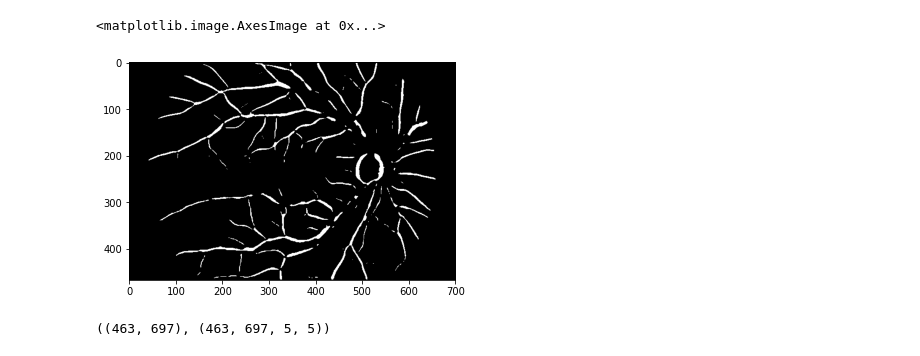
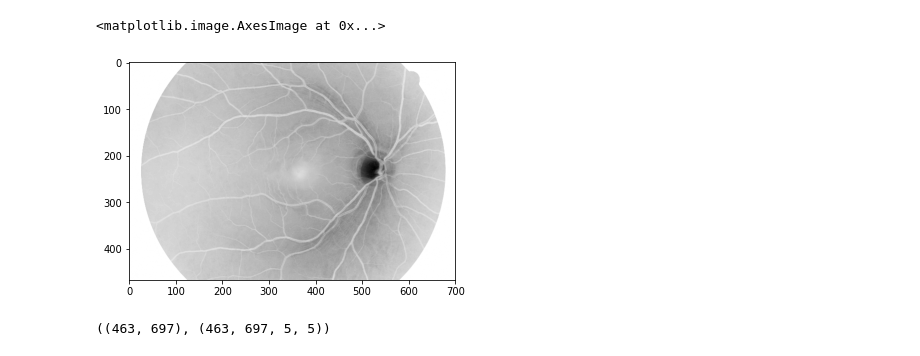
Before and after one commit to gustkust/Eye-Blood-Vessels-Finder, a Jupyter notebook: KNN.ipynb, the cells around one changed output. Drawn from its saved outputs; the diff is of its cells as text; code cells hidden in the pictures.

```diff
--- a/KNN.ipynb
+++ b/KNN.ipynb
@@ -14,24 +14,26 @@ import cv2
 # %%
 img = img_as_float(io.imread(f'filters/healthy/01_h.jpg'))
 img = img[:, :, 1]
 img = rescale(img, 0.2, anti_aliasing=False)
+img = util.invert(img)
 
 iris_data=load_iris()
 good = img_as_float(io.imread(f'benchmark.jpg'))[:, :, 1]
 i = 0
 while i < len(good):
     j = 0
     while j < len(good[i]):
         if good[i][j] > 0.9:
             good[i][j] = 1
         else:
             good[i][j] = 0
         j += 1
     i += 1
 plt.imshow(good, cmap="gray")
+plt.imshow(img, cmap="gray")
 # %% [output]
 <matplotlib.image.AxesImage at 0x...>
-[figure, old version]
+[figure, new version]
 # %%
 # def blockshaped(arr, nrows, ncols):
 #     h, w = arr.shape
```
Also changed, not shown: parts of 3 cells of this notebook.
